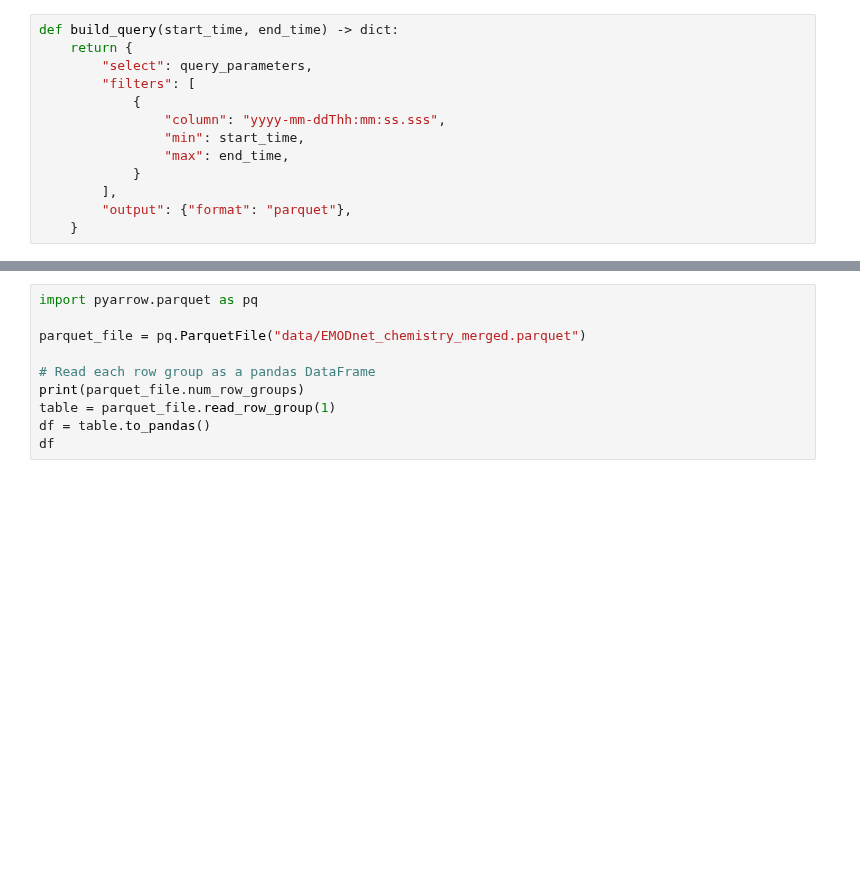
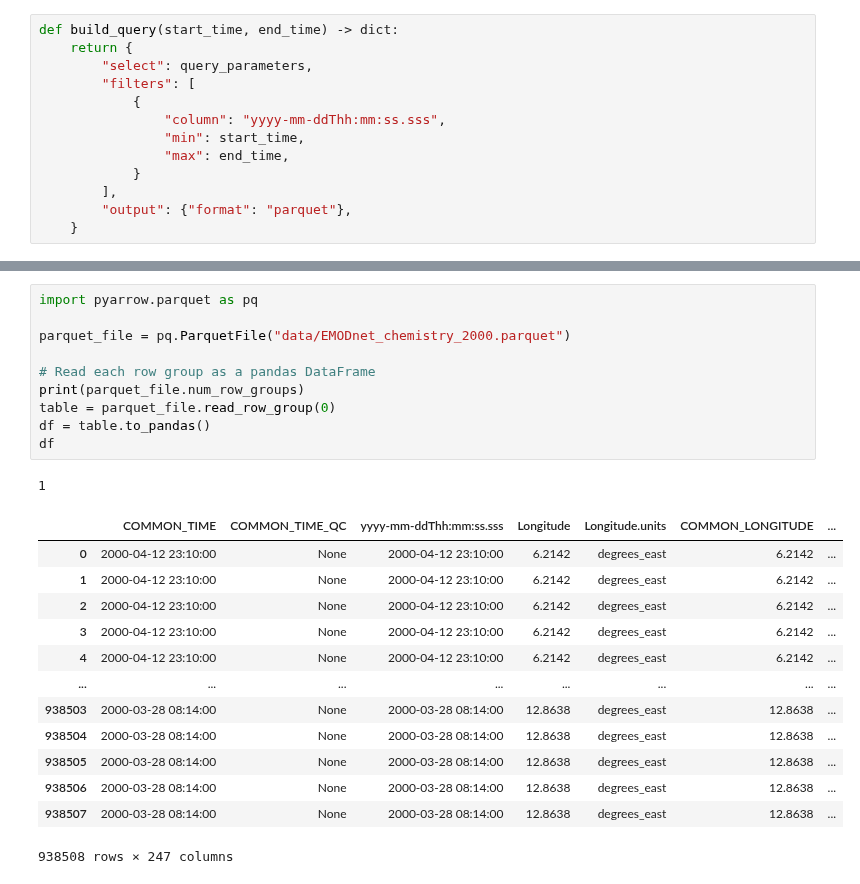
Before and after one commit to maris-development/beacon-blue-cloud, a Jupyter notebook: notebook-examples/1.0.1 (latest)/eutrophication/harmonization/EMODnet Chemistry to Merged .ipynb, the cells around one changed output, grey strips where cells are left out. Drawn from its saved outputs; the diff is of its cells as text; blank space fills up the shorter version.

Commit message:
Update notebooks mapping emodnet-chemistry & wod

```diff
--- a/notebook-examples/1.0.1 (latest)/eutrophication/harmonization/EMODnet Chemistry to Merged .ipynb
+++ b/notebook-examples/1.0.1 (latest)/eutrophication/harmonization/EMODnet Chemistry to Merged .ipynb
@@ -648,10 +747,25 @@ for year in range(1950, 2024):
 # %%
 import pyarrow.parquet as pq
 
-parquet_file = pq.ParquetFile("data/EMODnet_chemistry_merged.parquet")
+parquet_file = pq.ParquetFile("data/EMODnet_chemistry_2000.parquet")
 
 # Read each row group as a pandas DataFrame
 print(parquet_file.num_row_groups)
-table = parquet_file.read_row_group(1)
+table = parquet_file.read_row_group(0)
 df = table.to_pandas()
 df
+# %% [output]
+1
+|  | COMMON_TIME | COMMON_TIME_QC | yyyy-mm-ddThh:mm:ss.sss | Longitude | Longitude.units | COMMON_LONGITUDE | ... |
+| 0 | 2000-04-12 23:10:00 | None | 2000-04-12 23:10:00 | 6.2142 | degrees_east | 6.2142 | ... |
+| 1 | 2000-04-12 23:10:00 | None | 2000-04-12 23:10:00 | 6.2142 | degrees_east | 6.2142 | ... |
+| 2 | 2000-04-12 23:10:00 | None | 2000-04-12 23:10:00 | 6.2142 | degrees_east | 6.2142 | ... |
+| 3 | 2000-04-12 23:10:00 | None | 2000-04-12 23:10:00 | 6.2142 | degrees_east | 6.2142 | ... |
+| 4 | 2000-04-12 23:10:00 | None | 2000-04-12 23:10:00 | 6.2142 | degrees_east | 6.2142 | ... |
+| ... | ... | ... | ... | ... | ... | ... | ... |
+| 938503 | 2000-03-28 08:14:00 | None | 2000-03-28 08:14:00 | 12.8638 | degrees_east | 12.8638 | ... |
+| 938504 | 2000-03-28 08:14:00 | None | 2000-03-28 08:14:00 | 12.8638 | degrees_east | 12.8638 | ... |
+| 938505 | 2000-03-28 08:14:00 | None | 2000-03-28 08:14:00 | 12.8638 | degrees_east | 12.8638 | ... |
+| 938506 | 2000-03-28 08:14:00 | None | 2000-03-28 08:14:00 | 12.8638 | degrees_east | 12.8638 | ... |
+| 938507 | 2000-03-28 08:14:00 | None | 2000-03-28 08:14:00 | 12.8638 | degrees_east | 12.8638 | ... |
+938508 rows × 247 columns
```
Also changed, not shown: parts of 12 cells of this notebook, 1 other file.
